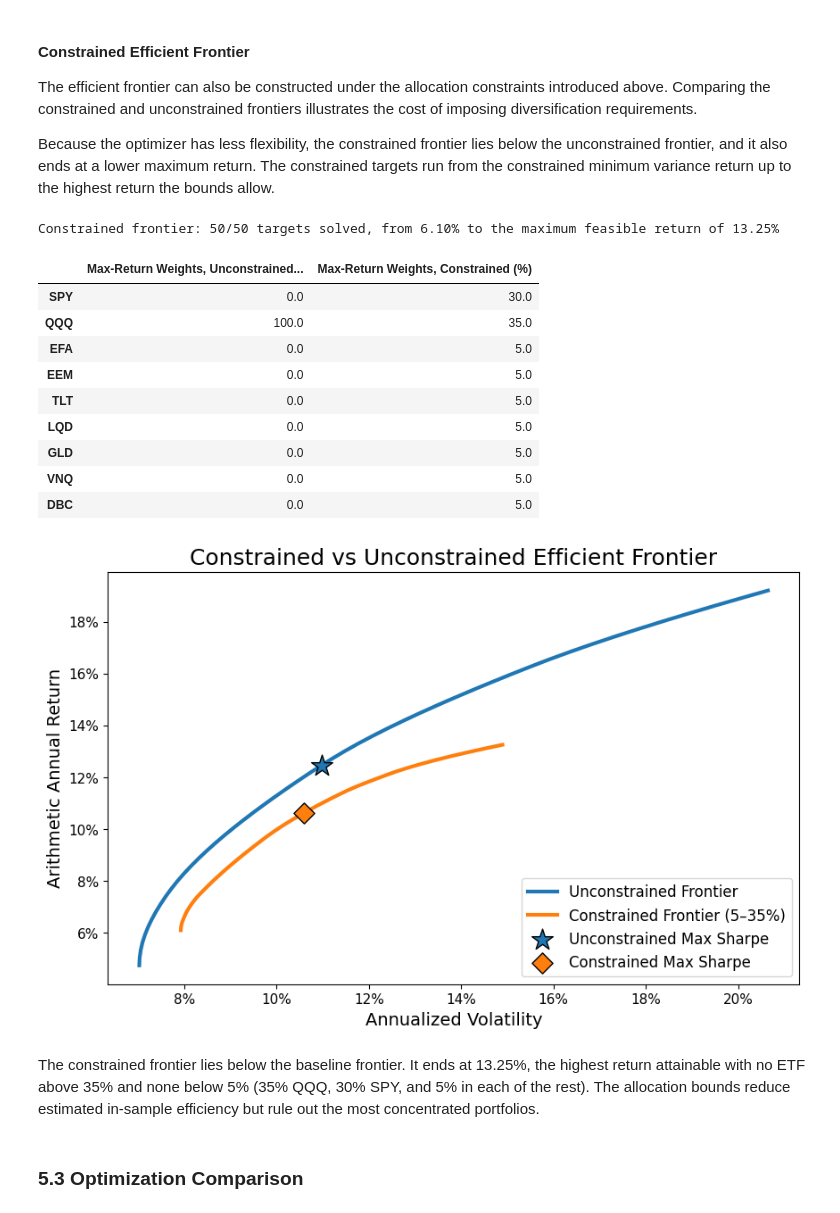
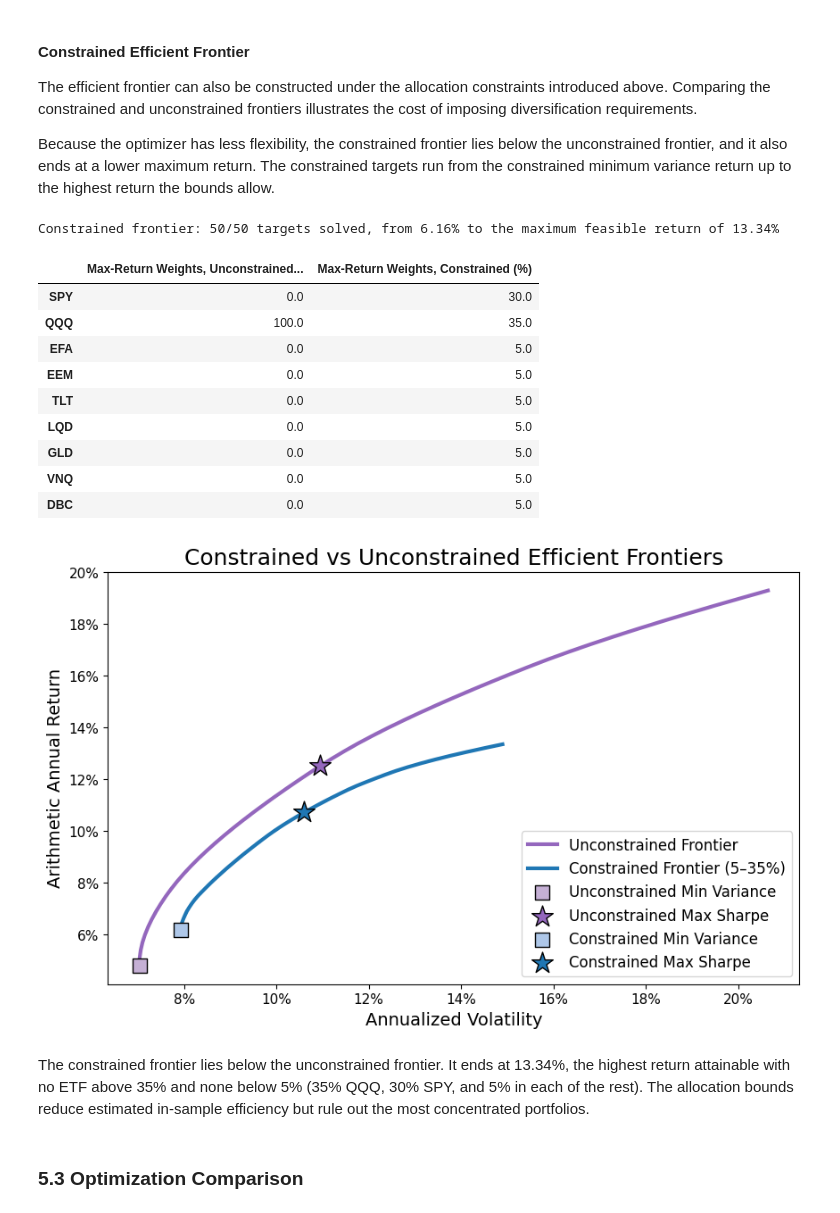
Before and after one commit to Julien-LHer/quantitative-portfolio-optimization, a Jupyter notebook: portfolio_analysis.ipynb, the cells around one changed output. Drawn from its saved outputs; the diff is of its cells as text; code cells hidden in the pictures.

```diff
--- a/portfolio_analysis.ipynb
+++ b/portfolio_analysis.ipynb
@@ -224,9 +260,12 @@ Source: Yahoo Finance, downloaded 2026-10-03T00:30:31+00:00
 Method: Yahoo Finance v8 chart API, 'adjclose' series (direct request; yfinance 1.2.0 was rate-limited when this cache was built). This is the series yfinance returns as 'Close' with auto_adjust=True.
 Cached prices: 2008-01-02 to 2025-12-31 (4,529 trading days)
 # %%
-# Main analysis sample: 2010 onward
-prices = all_prices.loc[ANALYSIS_START:]
-returns = prices.pct_change().dropna()
+# Daily returns over the full history; the analysis sample is every return dated 2010 or later
+all_returns = all_prices.pct_change().dropna()
+returns = all_returns.loc[ANALYSIS_START:]
+
+# Prices from the last close before the sample (2009-12-31), so growth charts start at $1
+prices = all_prices.iloc[all_prices.index.get_loc(returns.index[0]) - 1:]
 
 assert list(returns.columns) == tickers
 
@@ -664,7 +703,7 @@ def efficient_frontier(bounds, start_return, n_points=50, label="Frontier"):
             frontier_volatilities.append(portfolio_volatility(weights, cov_matrix))
             x0 = weights
         else:
-            failures.append((target_return * TRADING_DAYS, message))
+            failures.append((target_return * TRADING_DAYS, message if not ok else "target return not met"))
 
     print(
         f"{label}: {n_points - len(failures)}/{n_points} targets solved, "
@@ -865,7 +905,7 @@ weight_table({
     "Max-Return Weights, Constrained (%)": constrained_max_return_weights
 })
 # %% [output]
-Constrained frontier: 50/50 targets solved, from 6.10% to the maximum feasible return of 13.25%
+Constrained frontier: 50/50 targets solved, from 6.16% to the maximum feasible return of 13.34%
 |  | Max-Return Weights, Unconstrained... | Max-Return Weights, Constrained (%) |
 | SPY | 0.0 | 30.0 |
 | QQQ | 100.0 | 35.0 |
@@ -877,61 +917,58 @@ Constrained frontier: 50/50 targets solved, from 6.10% to the maximum feasible r
 | VNQ | 0.0 | 5.0 |
 | DBC | 0.0 | 5.0 |
 # %%
-constrained_max_sharpe_profile = expected_profile(constrained_max_sharpe_weights)
+optimized_weights_by_name = {
+    "Unconstrained Min Variance": min_var_weights,
+    "Unconstrained Max Sharpe": max_sharpe_weights,
+    "Constrained Min Variance": constrained_min_var_weights,
+    "Constrained Max Sharpe": constrained_max_sharpe_weights
+}
 
 fig, ax = plt.subplots(figsize=(10, 6))
 
 ax.plot(
     frontier_volatilities * np.sqrt(TRADING_DAYS),
     frontier_returns * TRADING_DAYS,
-    color="tab:blue",
+    color=FAMILY_COLORS["unconstrained"],
     linewidth=3,
     label="Unconstrained Frontier"
 )
 
 ax.plot(
     constrained_frontier_volatilities * np.sqrt(TRADING_DAYS),
     constrained_frontier_returns * TRADING_DAYS,
-    color="tab:orange",
+    color=FAMILY_COLORS["constrained"],
     linewidth=3,
     label="Constrained Frontier (5–35%)"
 )
 
-ax.scatter(
-    max_sharpe_profile["Annualized Volatility"],
-    max_sharpe_profile["Arithmetic Annual Return"],
-    s=320,
-    marker="*",
-    color="tab:blue",
-    edgecolor="black",
-    label="Unconstrained Max Sharpe",
-    zorder=3
-)
-
-ax.scatter(
-    constrained_max_sharpe_profile["Annualized Volatility"],
-    constrained_max_sharpe_profile["Arithmetic Annual Return"],
-    s=140,
-    marker="D",
-    color="tab:orange",
-    edgecolor="black",
-    label="Constrained Max Sharpe",
-    zorder=3
-)
+for name, weights in optimized_weights_by_name.items():
+    profile = expected_profile(weights)
+    style = portfolio_styles[name]
+    ax.scatter(
+        profile["Annualized Volatility"],
+        profile["Arithmetic Annual Return"],
+        s=style["s"],
+        marker=style["marker"],
+        color=style["color"],
+        edgecolor="black",
+        label=name,
+        zorder=3
+    )
 
 ax.margins(0.05)
 format_percent_axes(ax, x=True, y=True)
 
 ax.set_xlabel("Annualized Volatility")
 ax.set_ylabel("Arithmetic Annual Return")
-ax.set_title("Constrained vs Unconstrained Efficient Frontier")
+ax.set_title("Constrained vs Unconstrained Efficient Frontiers")
 
 ax.legend(loc="lower right")
 plt.show()
 # %% [output]
-[figure, old version]
+[figure, new version]
 # %% [markdown]
-The constrained frontier lies below the baseline frontier. It ends at 13.25%, the highest return attainable with no ETF above 35% and none below 5% (35% QQQ, 30% SPY, and 5% in each of the rest). The allocation bounds reduce estimated in-sample efficiency but rule out the most concentrated portfolios.
+The constrained frontier lies below the unconstrained frontier. It ends at 13.34%, the highest return attainable with no ETF above 35% and none below 5% (35% QQQ, 30% SPY, and 5% in each of the rest). The allocation bounds reduce estimated in-sample efficiency but rule out the most concentrated portfolios.
 # %% [markdown]
 ### 5.3 Optimization Comparison
 # %%
```
Also changed, not shown: parts of 56 cells of this notebook, 3 other files.
